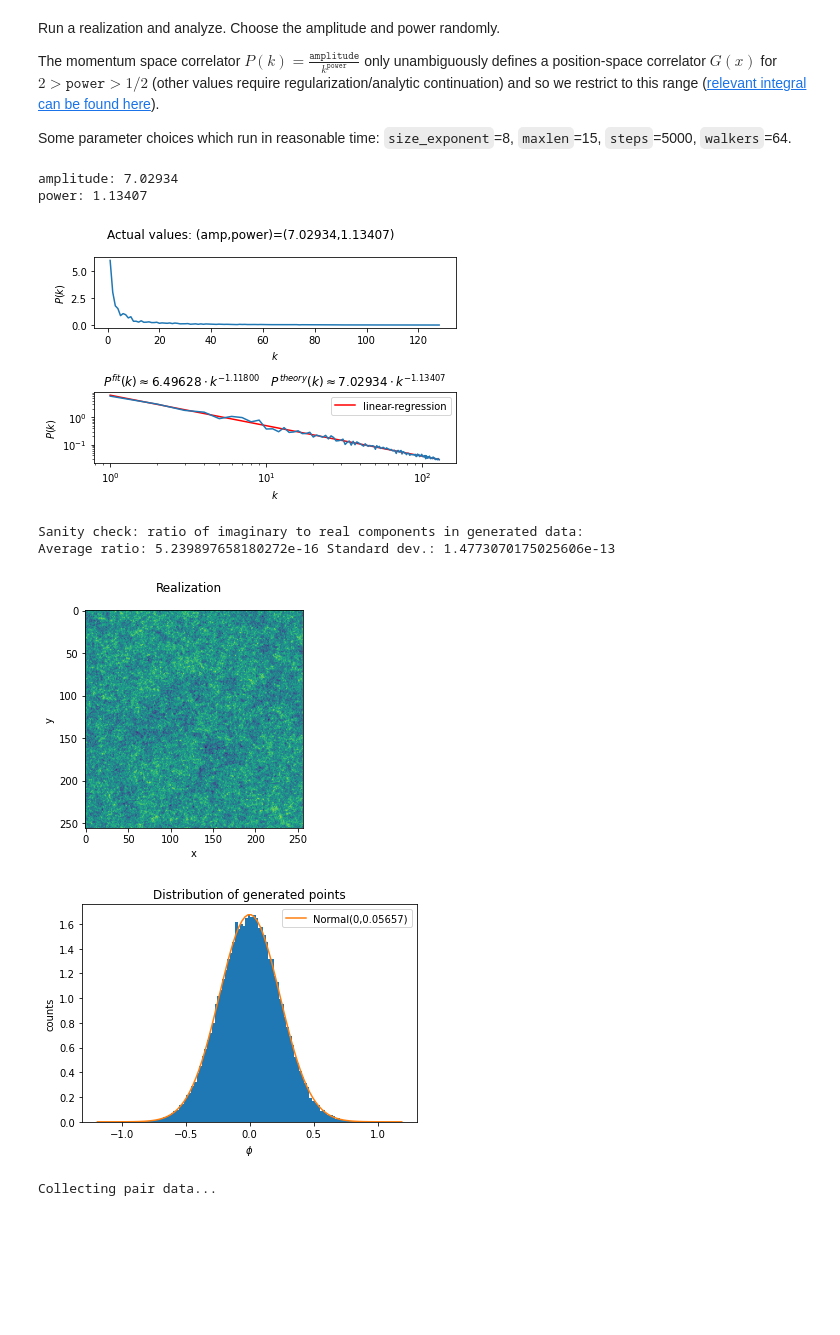
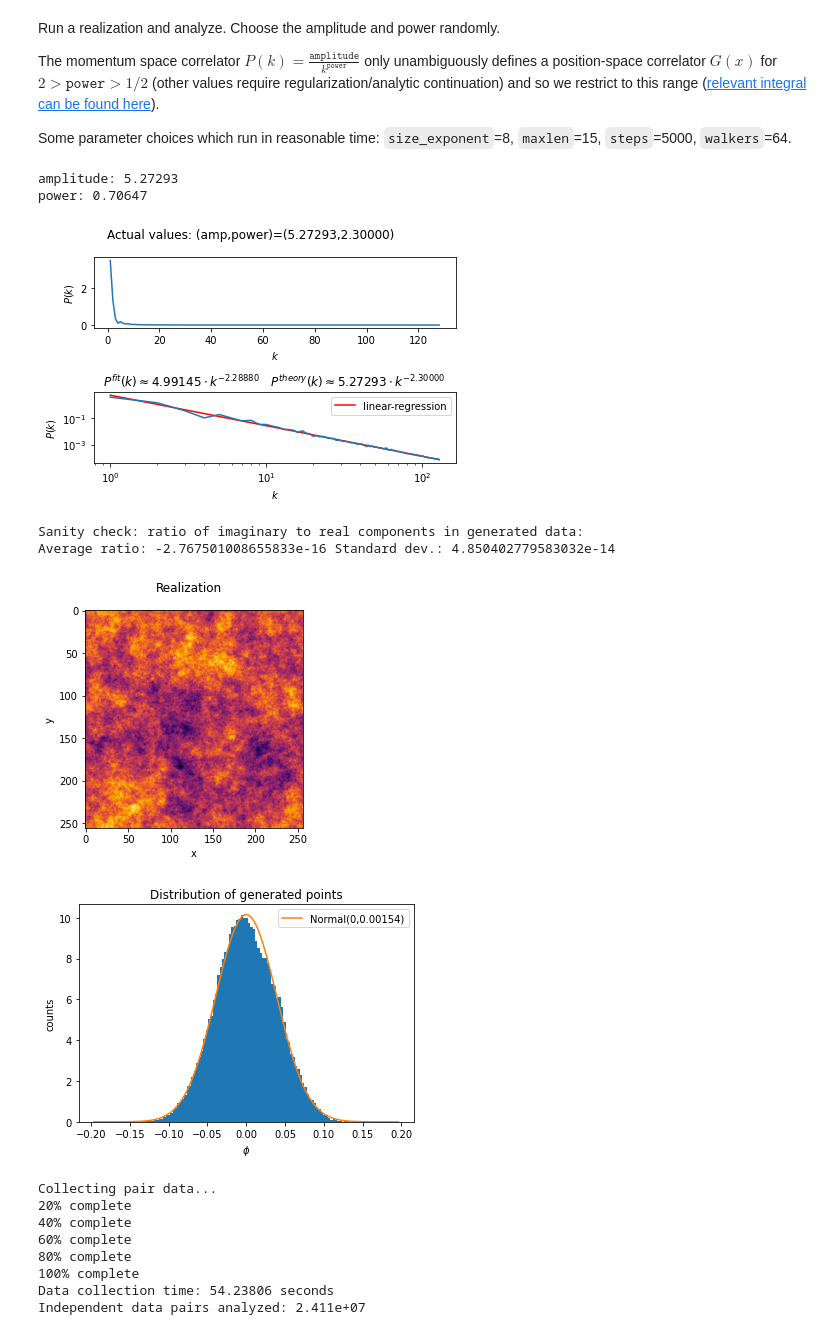
Before and after one commit to garrett361/cmbpy, a Jupyter notebook: cmb.ipynb, the cells around one changed output. Saved outputs shown, nothing was run; the diff lists cells and outputs as text; code cells hidden in the pictures; blank space fills up the shorter version.

Commit message:
changed colormap for realization plot

```diff
--- a/cmb.ipynb
+++ b/cmb.ipynb
@@ -155,7 +155,7 @@ class CmbPy():
         """
         if hasattr(self, 'spectrum'):
             fig, ax = plt.subplots()
-            ax.imshow(self.spectrum)
+            ax.imshow(self.spectrum,cmap='inferno')
             fig.suptitle('Realization')
             ax.set_xlabel('x')
             ax.set_ylabel('y')
@@ -409,21 +409,28 @@ Some parameter choices which run in reasonable time: `size_exponent`=8, `maxlen`
 # %%
 rand_amp, rand_power = np.random.uniform(0, 10,
                                          1)[0], np.random.uniform(.51, 1.99,
                                                                   1)[0]
 print(f'amplitude: {rand_amp:.5f}', f'\npower: {rand_power:.5f}')
 
-c = CmbPy(size_exponent=8, amplitude=rand_amp, power=rand_power)
+c = CmbPy(size_exponent=8, amplitude=rand_amp, power=2.3)
 c.generate()
 c.spectrum_plot()
 c.hist()
-c.bin_pair_data(maxlen=20)
+c.bin_pair_data(minlen=5,maxlen=20)
 c.bayes(steps=10**4, walkers=64)
 # %% [output]
-amplitude: 7.02934
-power: 1.13407
+amplitude: 5.27293
+power: 0.70647
-[figure, old version]
+[figure, new version]
 Sanity check: ratio of imaginary to real components in generated data:
-Average ratio: 5.239897658180272e-16 Standard dev.: 1.4773070175025606e-13
+Average ratio: -2.767501008655833e-16 Standard dev.: 4.850402779583032e-14
-[figure, old version]
+[figure, new version]
-[figure, old version]
+[figure, new version]
 Collecting pair data...
+20% complete
+40% complete
+60% complete
+80% complete
+100% complete
+Data collection time: 54.23806 seconds
+Independent data pairs analyzed: 2.411e+07
```
Also changed, not shown: parts of 1 cell of this notebook.
